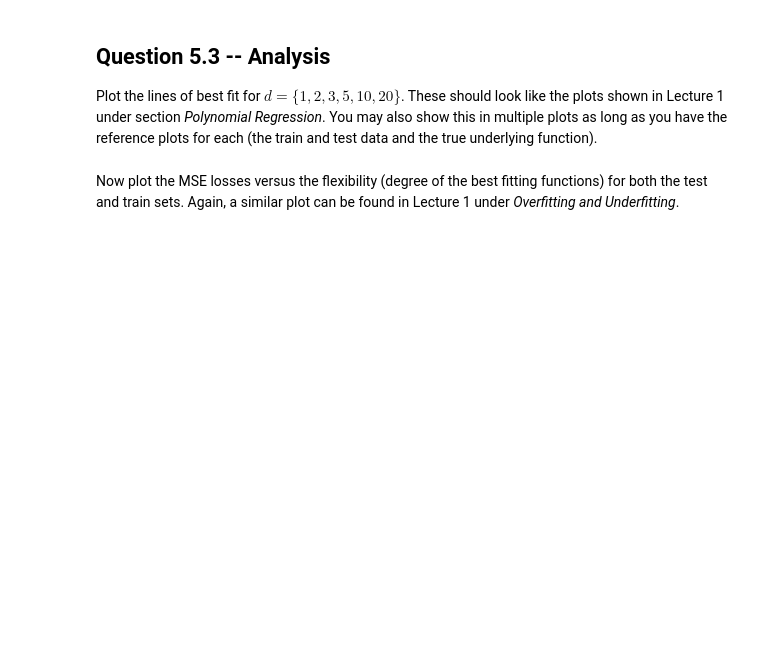
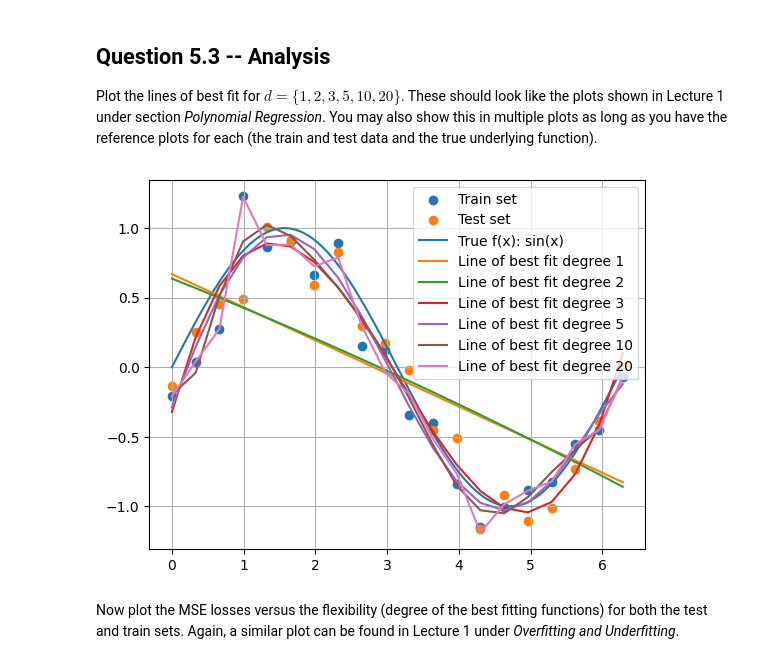
Before and after one commit to annadelpozo/MDL-Turing, a Jupyter notebook: TMDL_2024_25_Assignment_1,_Qs_only.ipynb, the cells around one changed output. Saved outputs shown, nothing was run; the diff lists cells and outputs as text; code cells hidden in the pictures; blank space fills up the shorter version.

```diff
--- a/TMDL_2024_25_Assignment_1,_Qs_only.ipynb
+++ b/TMDL_2024_25_Assignment_1,_Qs_only.ipynb
@@ -289,2 +323,26 @@ Plot the lines of best fit for $d=\{1,2,3,5,10,20\}$. These should look like the
+# %%
+y_1 = np.polyval(np.polyfit(x_new,y_train,1),x_new)
+y_2 = np.polyval(np.polyfit(x_new,y_train,2),x_new)
+y_3 = np.polyval(np.polyfit(x_new,y_train,3),x_new)
+y_5 = np.polyval(np.polyfit(x_new,y_train,5),x_new)
+y_10 = np.polyval(np.polyfit(x_new,y_train,10),x_new)
+y_20 = np.polyval(np.polyfit(x_new,y_train,20),x_new)
+
+plt.scatter(x_new,y_train, label="Train set")
+plt.scatter(x_new,y_test, label="Test set")
+
+plt.plot(x_pure,y_pure, label="True f(x): sin(x)")
+plt.plot(x_new,y_1, label="Line of best fit degree 1")
+plt.plot(x_new,y_2, label="Line of best fit degree 2")
+plt.plot(x_new,y_3, label="Line of best fit degree 3")
+plt.plot(x_new,y_5, label="Line of best fit degree 5")
+plt.plot(x_new,y_10, label="Line of best fit degree 10")
+plt.plot(x_new,y_20, label="Line of best fit degree 20")
+
+plt.grid()
+plt.legend()
+plt.show()
+# %% [output]
+[figure, added]
 # %% [markdown]
 Now plot the MSE losses versus the flexibility (degree of the best fitting functions) for both the test and train sets. Again, a similar plot can be found in Lecture 1 under *Overfitting and Underfitting*.
```
Also changed, not shown: parts of 16 cells of this notebook.
